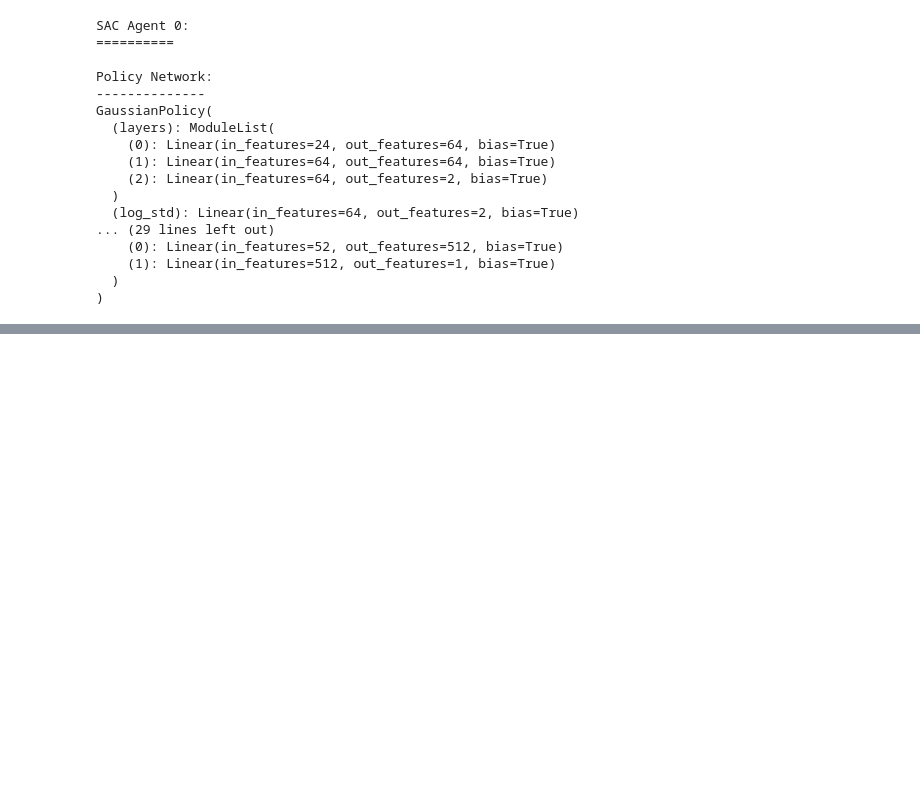
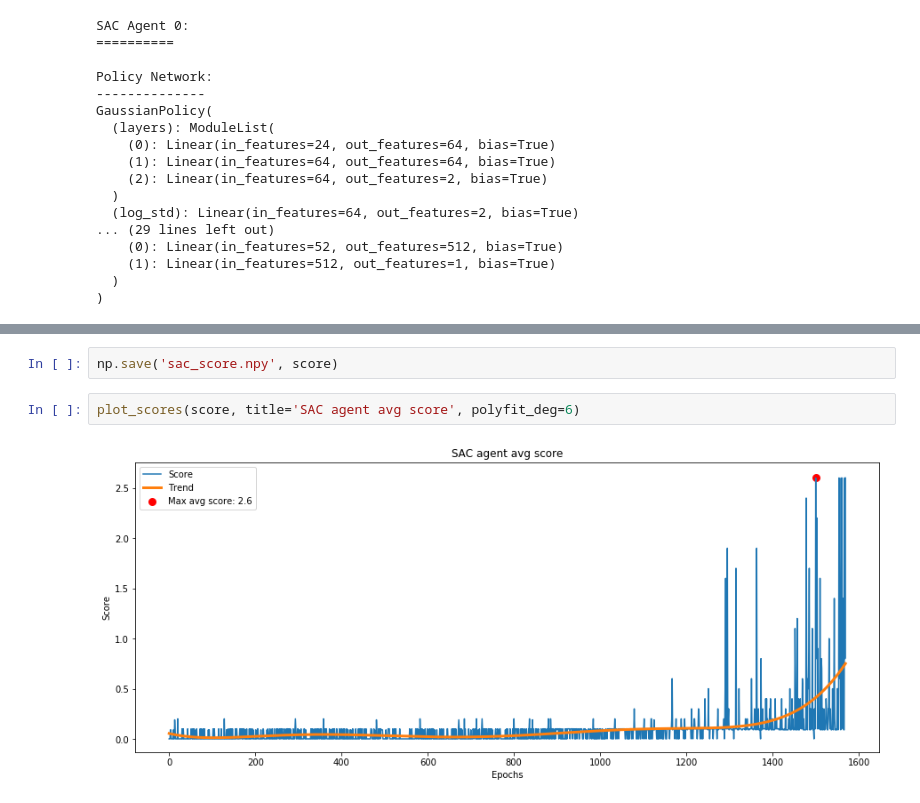
Before and after one commit to jscriptcoder/Multi-Agent-Collaboration-and-Competition, a Jupyter notebook: Tennis.ipynb, the cells around one changed output, grey strips where cells are left out. Saved outputs shown, nothing was run; the diff lists cells and outputs as text; blank space fills up the shorter version.

```diff
--- a/Tennis.ipynb
+++ b/Tennis.ipynb
@@ -318,0 +326,6 @@ Episode 1281    Avg Score: 0.107
+# %%
+np.save('sac_score.npy', score)
+# %%
+plot_scores(score, title='SAC agent avg score', polyfit_deg=6)
+# %% [output]
+[figure, added]
```
Also changed, not shown: parts of 1 cell of this notebook, 6 other files.
